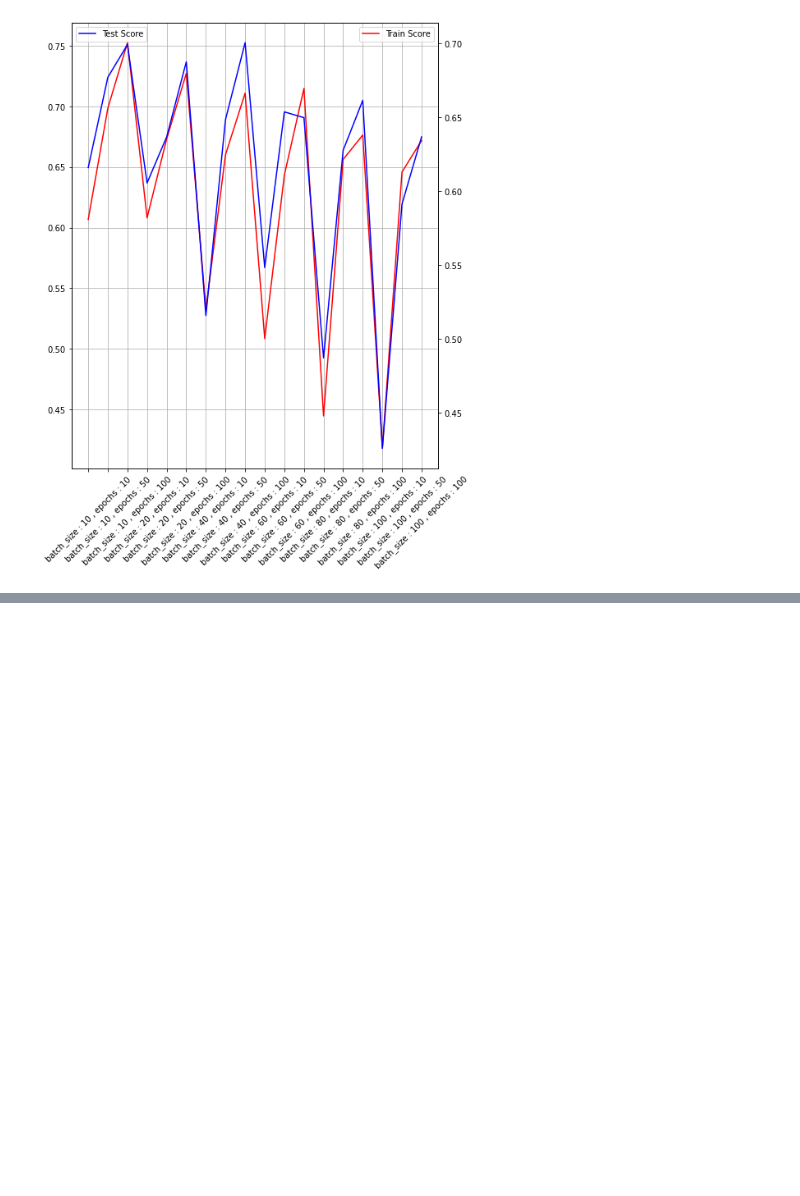
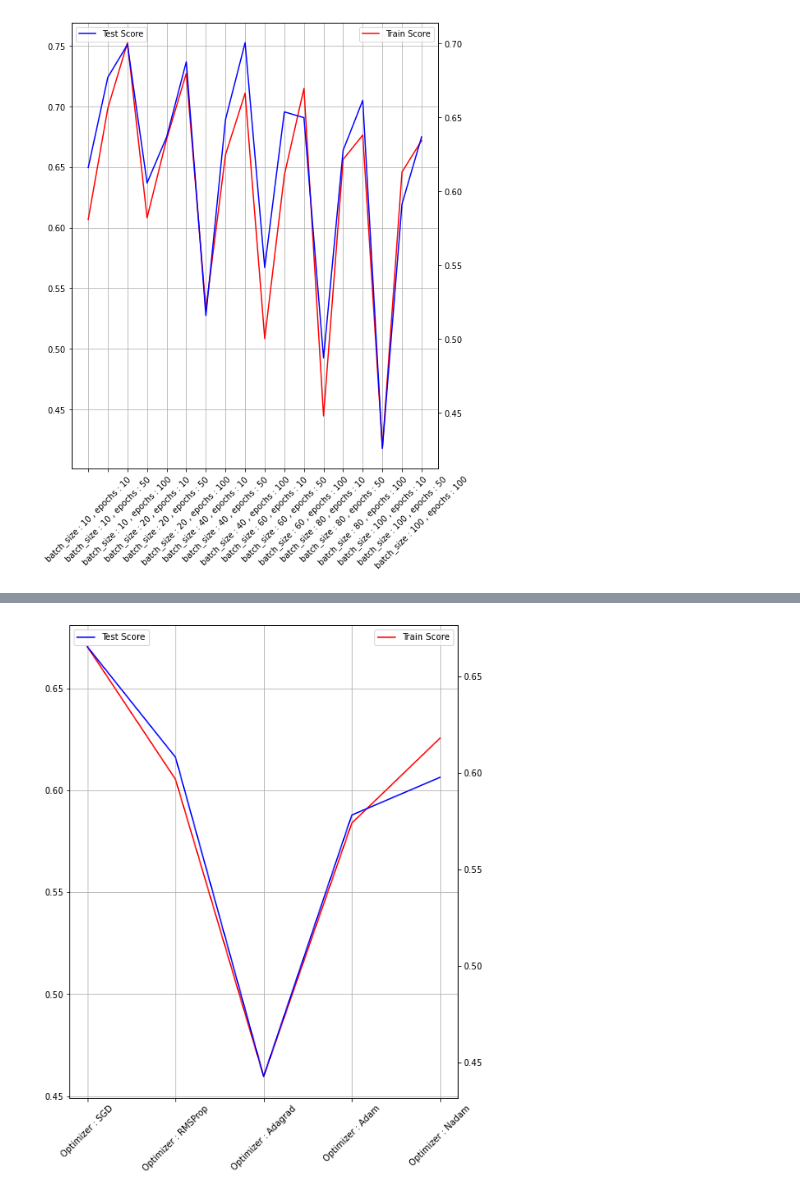
Before and after one commit to Pasindu19970808/Hands-on-Machine-Learning-Textbook-Exercises, a Jupyter notebook: DeepLearning_1/HyperParameterTuningPractice/Diabetes.ipynb, the cells around one changed output, grey strips where cells are left out. Drawn from its saved outputs; the diff is of its cells as text; code cells hidden in the pictures; blank space fills up the shorter version.

Commit message:
hyper parameter tuning practice

```diff
--- a/DeepLearning_1/HyperParameterTuningPractice/Diabetes.ipynb
+++ b/DeepLearning_1/HyperParameterTuningPractice/Diabetes.ipynb
@@ -124,0 +129,18 @@ ax_epoch_batch_train.grid()
+# %%
+def create_model_optim(optimizer = "adam"):
+    model = keras.models.Sequential()
+    model.add(keras.layers.InputLayer(input_shape=(8,)))
+    model.add(keras.layers.Dense(12,activation = "relu"))
+    model.add(keras.layers.Dense(1,activation = "sigmoid"))
+    #binary_accuracy = keras.metrics.BinaryAccuracy()
+    #precision = keras.metrics.Precision()
+    #recall = keras.metrics.Recall()
+    model.compile(loss = "binary_crossentropy", optimizer = optimizer, metrics = ["accuracy"])
+    return model
+# %%
+#can pass batch_size and epochs to the wrapper directly.
+model_optim  = keras.wrappers.scikit_learn.KerasClassifier(build_fn=create_model_optim, batch_size = 40, epochs= 10, verbose = 2)
+# %%
+optimization_algo = {'optimizer' :("SGD","RMSProp","Adagrad", "Adam", "Nadam")}
+grid_optim = GridSearchCV(estimator = model_optim, param_grid = optimization_algo, n_jobs = -1, cv=3, return_train_score=True)
+optim_results = grid_optim.fit(X_1,y_1)
@@ -124,0 +188,17 @@ ax_epoch_batch_train.grid()
+# %%
+#plotting effect of epoch and batch on test_score
+parameters_used = optim_results.cv_results_["params"]
+parameter_labels = ["Optimizer : {}".format(i["optimizer"]) for i in parameters_used]
+test_means = optim_results.cv_results_["mean_test_score"]
+train_means = optim_results.cv_results_["mean_train_score"]
+# %%
+fig,ax_optim_train = plt.subplots(1,1,figsize = (8,10))
+ax_optim_test = ax_optim_train.twinx()
+sns.lineplot(x = parameter_labels, y = train_means, ax = ax_optim_train, label = "Train Score", color = 'r')
+sns.lineplot(x = parameter_labels, y = test_means, ax = ax_optim_test, label = "Test Score", color = 'b')
+ax_optim_train.set_xticklabels(parameter_labels, rotation = 45)
+ax_optim_train.legend(loc  ="upper right")
+ax_optim_test.legend(loc  ="upper left")
+ax_optim_train.grid()
+# %% [output]
+[figure, added]
```
Also changed, not shown: parts of 11 cells of this notebook.
